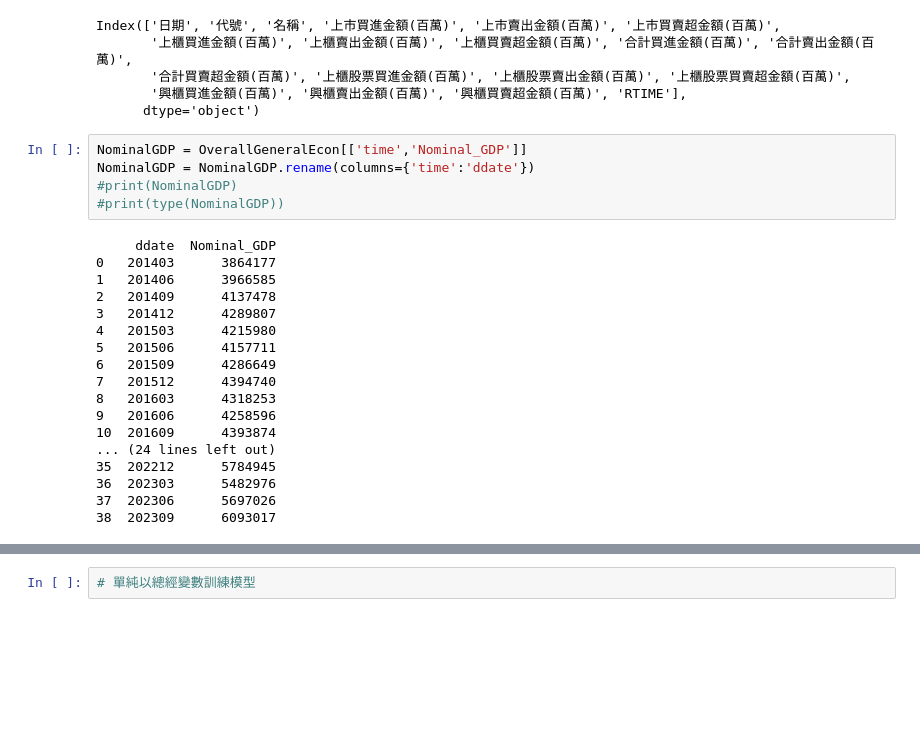
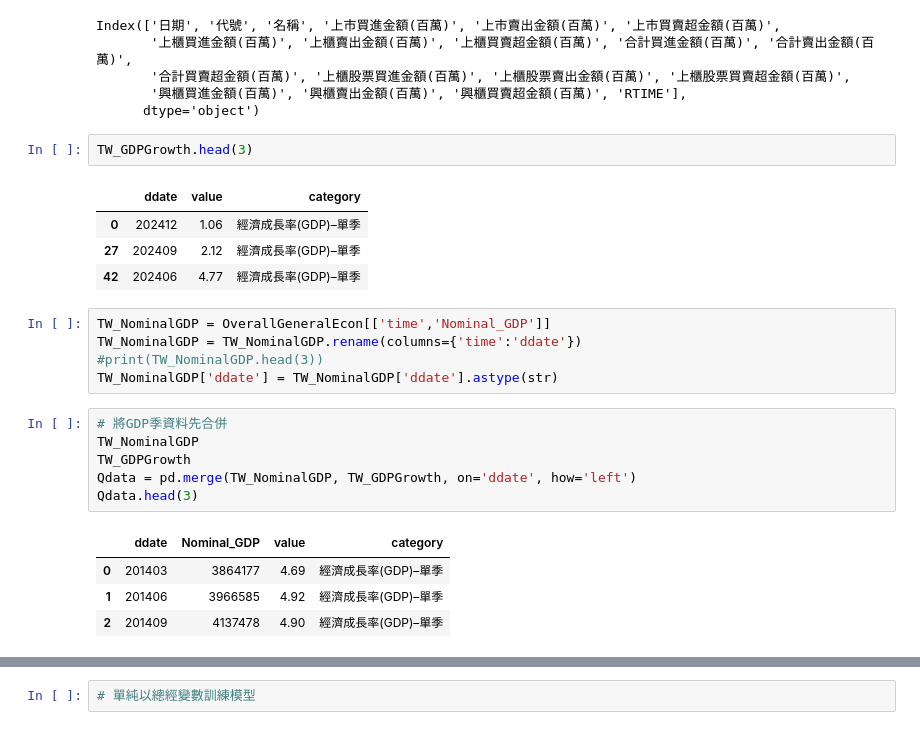
Before and after one commit to Carolyehhh/revenue-prediction, a Jupyter notebook: GDP_train.ipynb, the cells around one changed output, grey strips where cells are left out. Cells and saved outputs as stored; diff of their text form; blank space fills up the shorter version.

Commit message:
merge GDP quarter data

```diff
--- a/GDP_train.ipynb
+++ b/GDP_train.ipynb
@@ -98,29 +98,29 @@ Index(['日期', '代號', '名稱', '上市買進金額(百萬)', '上市賣出
        '合計買賣超金額(百萬)', '上櫃股票買進金額(百萬)', '上櫃股票賣出金額(百萬)', '上櫃股票買賣超金額(百萬)',
        '興櫃買進金額(百萬)', '興櫃賣出金額(百萬)', '興櫃買賣超金額(百萬)', 'RTIME'],
       dtype='object')
+# %%
+TW_GDPGrowth.head(3)
+# %% [output]
+|  | ddate | value | category |
+| 0 | 202412 | 1.06 | 經濟成長率(GDP)–單季 |
+| 27 | 202409 | 2.12 | 經濟成長率(GDP)–單季 |
+| 42 | 202406 | 4.77 | 經濟成長率(GDP)–單季 |
 # %%
-NominalGDP = OverallGeneralEcon[['time','Nominal_GDP']]
-NominalGDP = NominalGDP.rename(columns={'time':'ddate'})
-#print(NominalGDP)
-#print(type(NominalGDP))
+TW_NominalGDP = OverallGeneralEcon[['time','Nominal_GDP']]
+TW_NominalGDP = TW_NominalGDP.rename(columns={'time':'ddate'})
+#print(TW_NominalGDP.head(3))
+TW_NominalGDP['ddate'] = TW_NominalGDP['ddate'].astype(str)
-# %% [output]
-     ddate  Nominal_GDP
-0   201403      3864177
-1   201406      3966585
-2   201409      4137478
-3   201412      4289807
-4   201503      4215980
-5   201506      4157711
-6   201509      4286649
-7   201512      4394740
-8   201603      4318253
-9   201606      4258596
-10  201609      4393874
-... (24 lines left out)
-35  202212      5784945
-36  202303      5482976
-37  202306      5697026
-38  202309      6093017
+# %%
+# 將GDP季資料先合併
+TW_NominalGDP
+TW_GDPGrowth
+Qdata = pd.merge(TW_NominalGDP, TW_GDPGrowth, on='ddate', how='left')
+Qdata.head(3)
+# %% [output]
+|  | ddate | Nominal_GDP | value | category |
+| 0 | 201403 | 3864177 | 4.69 | 經濟成長率(GDP)–單季 |
+| 1 | 201406 | 3966585 | 4.92 | 經濟成長率(GDP)–單季 |
+| 2 | 201409 | 4137478 | 4.90 | 經濟成長率(GDP)–單季 |
 # %%
 # 資料整合
 dfs = [NominalExchageRate, TW_ICS, TW_CPIGrowth]
```
Also changed, not shown: parts of 1 cell of this notebook.
